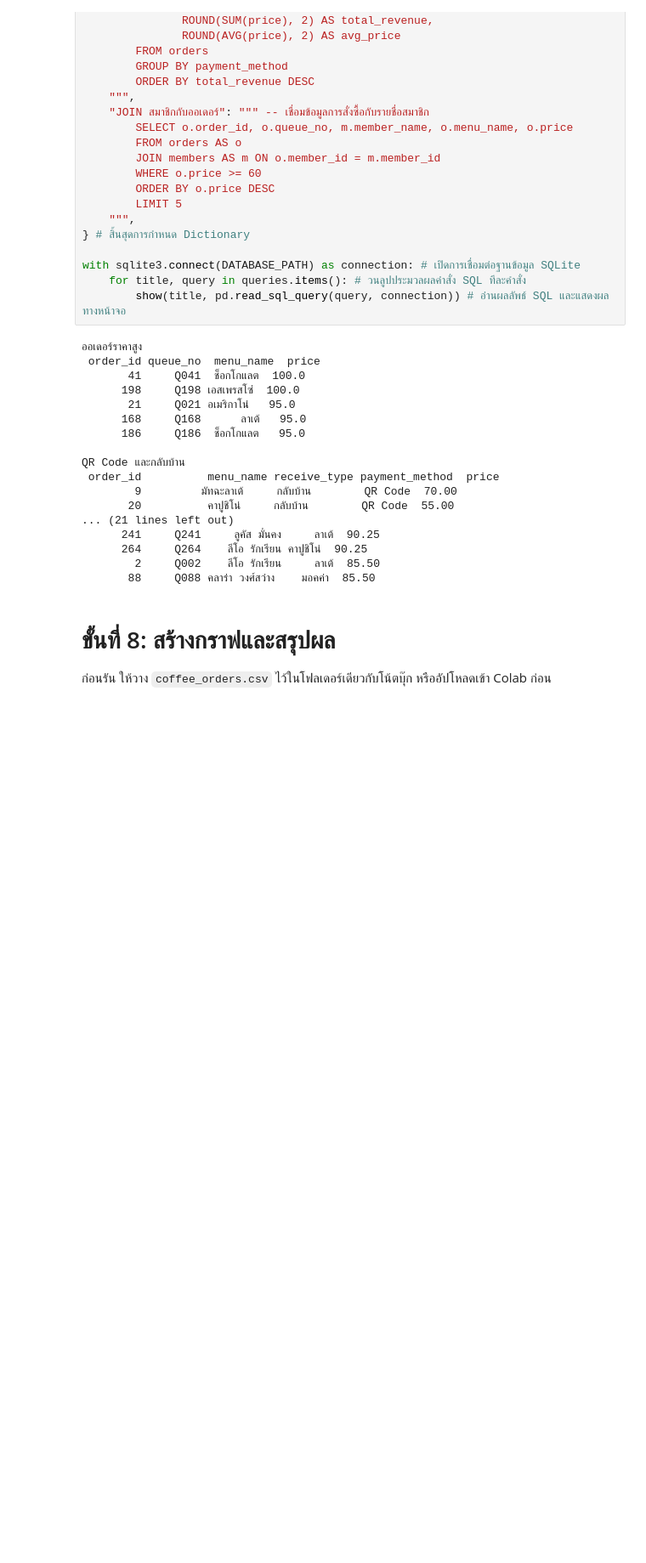
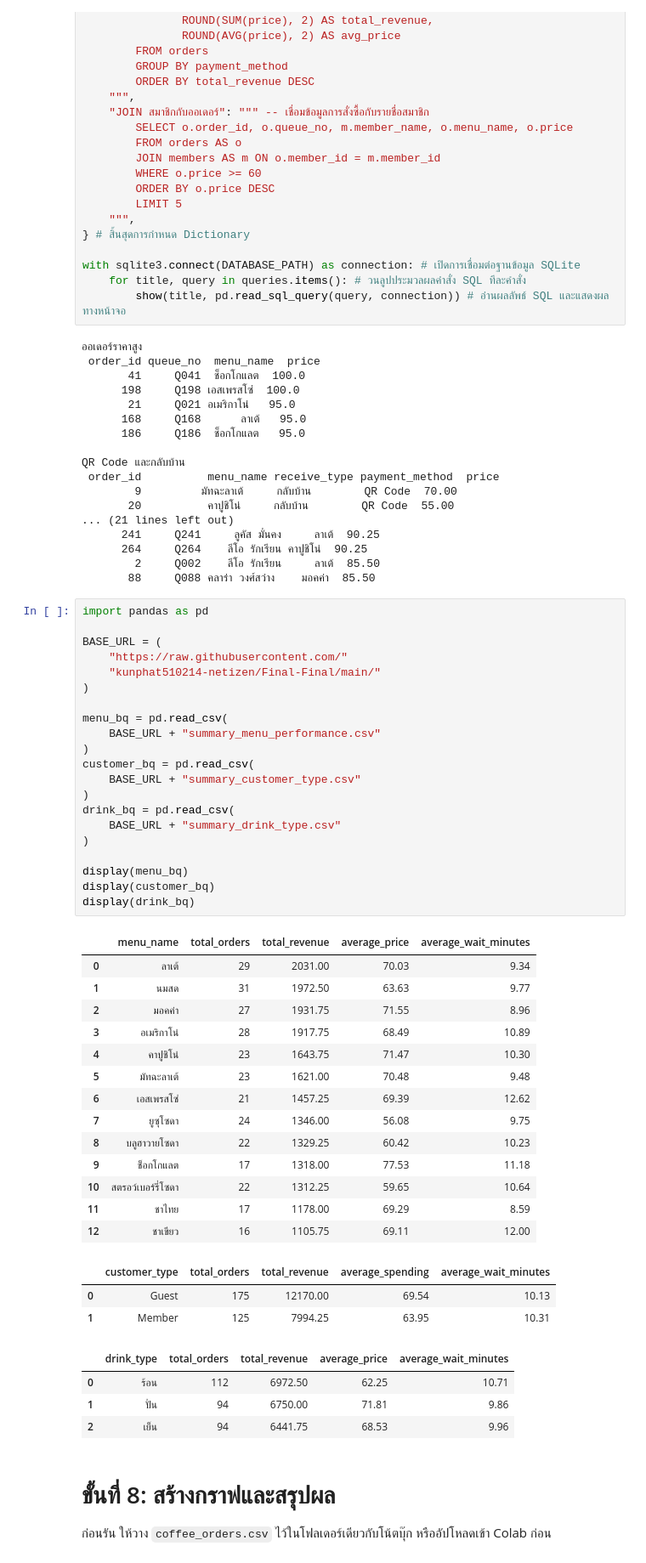
Before and after one commit to kunphat510214-netizen/Final-Final, a Jupyter notebook: Coffee_Shop.ipynb, the cells around one changed output. Shown at 85% size. Saved outputs shown, nothing was run; the diff lists cells and outputs as text; blank space fills up the shorter version.

```diff
--- a/Coffee_Shop.ipynb
+++ b/Coffee_Shop.ipynb
@@ -495,6 +495,49 @@ QR Code และกลับบ้าน
       264     Q264    ลีโอ รักเรียน คาปูชิโน่  90.25
         2     Q002    ลีโอ รักเรียน     ลาเต้  85.50
        88     Q088 คลาร่า วงศ์สว่าง    มอคค่า  85.50
+# %%
+import pandas as pd
+
+BASE_URL = (
+    "https://raw.githubusercontent.com/"
+    "kunphat510214-netizen/Final-Final/main/"
+)
+
+menu_bq = pd.read_csv(
+    BASE_URL + "summary_menu_performance.csv"
+)
+customer_bq = pd.read_csv(
+    BASE_URL + "summary_customer_type.csv"
+)
+drink_bq = pd.read_csv(
+    BASE_URL + "summary_drink_type.csv"
+)
+
+display(menu_bq)
+display(customer_bq)
+display(drink_bq)
+# %% [output]
+|  | menu_name | total_orders | total_revenue | average_price | average_wait_minutes |
+| 0 | ลาเต้ | 29 | 2031.00 | 70.03 | 9.34 |
+| 1 | นมสด | 31 | 1972.50 | 63.63 | 9.77 |
+| 2 | มอคค่า | 27 | 1931.75 | 71.55 | 8.96 |
+| 3 | อเมริกาโน่ | 28 | 1917.75 | 68.49 | 10.89 |
+| 4 | คาปูชิโน่ | 23 | 1643.75 | 71.47 | 10.30 |
+| 5 | มัทฉะลาเต้ | 23 | 1621.00 | 70.48 | 9.48 |
+| 6 | เอสเพรสโซ่ | 21 | 1457.25 | 69.39 | 12.62 |
+| 7 | ยูซุโซดา | 24 | 1346.00 | 56.08 | 9.75 |
+| 8 | บลูฮาวายโซดา | 22 | 1329.25 | 60.42 | 10.23 |
+| 9 | ช็อกโกแลต | 17 | 1318.00 | 77.53 | 11.18 |
+| 10 | สตรอว์เบอร์รี่โซดา | 22 | 1312.25 | 59.65 | 10.64 |
+| 11 | ชาไทย | 17 | 1178.00 | 69.29 | 8.59 |
+| 12 | ชาเขียว | 16 | 1105.75 | 69.11 | 12.00 |
+|  | customer_type | total_orders | total_revenue | average_spending | average_wait_minutes |
+| 0 | Guest | 175 | 12170.00 | 69.54 | 10.13 |
+| 1 | Member | 125 | 7994.25 | 63.95 | 10.31 |
+|  | drink_type | total_orders | total_revenue | average_price | average_wait_minutes |
+| 0 | ร้อน | 112 | 6972.50 | 62.25 | 10.71 |
+| 1 | ปั่น | 94 | 6750.00 | 71.81 | 9.86 |
+| 2 | เย็น | 94 | 6441.75 | 68.53 | 9.96 |
 # %% [markdown]
 # ขั้นที่ 8: สร้างกราฟและสรุปผล
 
```
Also changed, not shown: parts of 2 cells of this notebook.
